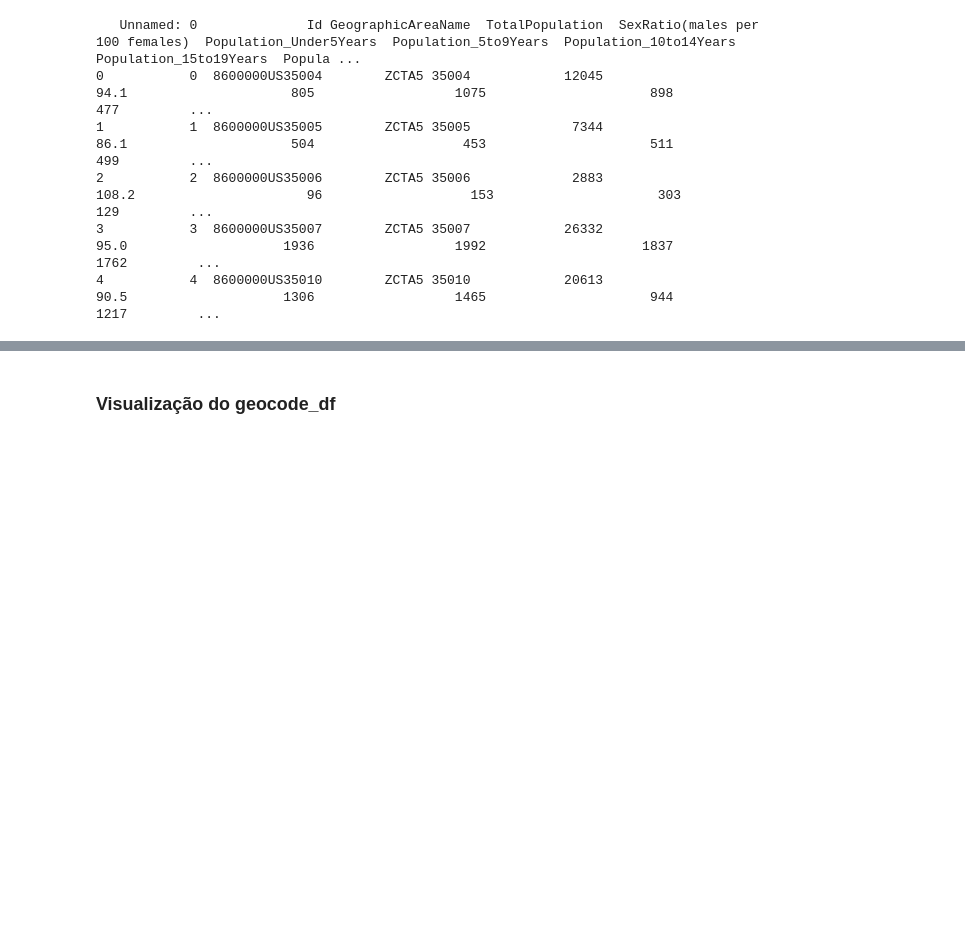
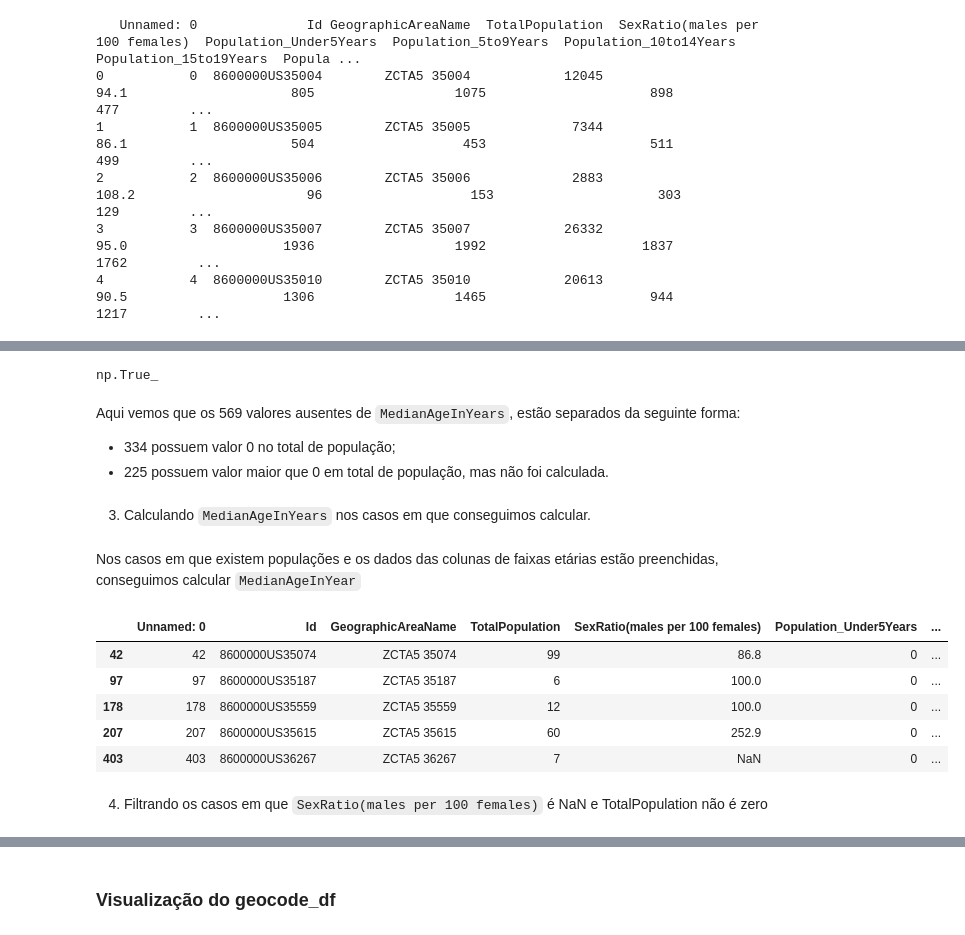
Before and after one commit to grmonteiroh/elo-group, a Jupyter notebook: consultoria laboratorio/notebooks/sanity_check.ipynb, the cells around one changed output, grey strips where cells are left out. Cells and saved outputs as stored; diff of their text form; code cells hidden in the pictures; blank space fills up the shorter version.

Commit message:
feat ✨: análise exploratória dos dados demográficos (EDA)

```diff
--- a/consultoria laboratorio/notebooks/sanity_check.ipynb
+++ b/consultoria laboratorio/notebooks/sanity_check.ipynb
@@ -122,0 +181,10 @@ Nota-se que a maioria das colunas da base é numérica, com características rel
+# %%
+pop_zero = demographic_df["TotalPopulation"] == 0
+
+medianage_nan_when_pop_zero = demographic_df.loc[pop_zero, "MedianAgeInYears"].isnull()
+sexratio_nan_when_pop_zero = demographic_df.loc[pop_zero, "SexRatio(males per 100 females)"].isnull()
+both_nan_when_pop_zero = medianage_nan_when_pop_zero & sexratio_nan_when_pop_zero
+
+print(medianage_nan_when_pop_zero.sum())
+print(sexratio_nan_when_pop_zero.sum())
+print(both_nan_when_pop_zero.sum())
@@ -122,0 +199,5 @@ Nota-se que a maioria das colunas da base é numérica, com características rel
+# %%
+filtered_df = demographic_df[~pop_zero & demographic_df["MedianAgeInYears"].isnull()]
+
+print(filtered_df.shape)
+print(filtered_df.head())
@@ -122,0 +212,13 @@ Nota-se que a maioria das colunas da base é numérica, com características rel
+# %%
+age_columns = [col for col in demographic_df.columns if "Population_" in col and "Years" in col]
+has_population_values = filtered_df[age_columns].any(axis=1).any()
+
+has_population_values
+# %% [output]
+np.True_
+# %% [markdown]
+Aqui vemos que os 569 valores ausentes de `MedianAgeInYears`, estão separados da seguinte forma:
+- 334 possuem valor 0 no total de população;
+- 225 possuem valor maior que 0 em total de população, mas não foi calculada.
+# %% [markdown]
+3. Calculando `MedianAgeInYears` nos casos em que conseguimos calcular.
@@ -122,0 +274,15 @@ Nota-se que a maioria das colunas da base é numérica, com características rel
+# %% [markdown]
+Nos casos em que existem populações e os dados das colunas de faixas etárias estão preenchidas, conseguimos calcular `MedianAgeInYear`
+# %%
+filtered_df.loc[filtered_df.apply(should_apply_median, axis=1), "MedianAgeInYears"] = filtered_df[filtered_df.apply(should_apply_median, axis=1)].apply(estimate_median_class, axis=1)
+
+filtered_df.head()
+# %% [output]
+|  | Unnamed: 0 | Id | GeographicAreaName | TotalPopulation | SexRatio(males per 100 females) | Population_Under5Years | ... |
+| 42 | 42 | 8600000US35074 | ZCTA5 35074 | 99 | 86.8 | 0 | ... |
+| 97 | 97 | 8600000US35187 | ZCTA5 35187 | 6 | 100.0 | 0 | ... |
+| 178 | 178 | 8600000US35559 | ZCTA5 35559 | 12 | 100.0 | 0 | ... |
+| 207 | 207 | 8600000US35615 | ZCTA5 35615 | 60 | 252.9 | 0 | ... |
+| 403 | 403 | 8600000US36267 | ZCTA5 36267 | 7 | NaN | 0 | ... |
+# %% [markdown]
+4. Filtrando os casos em que `SexRatio(males per 100 females)` é NaN e TotalPopulation não é zero
```
Also changed, not shown: parts of 25 cells of this notebook.
